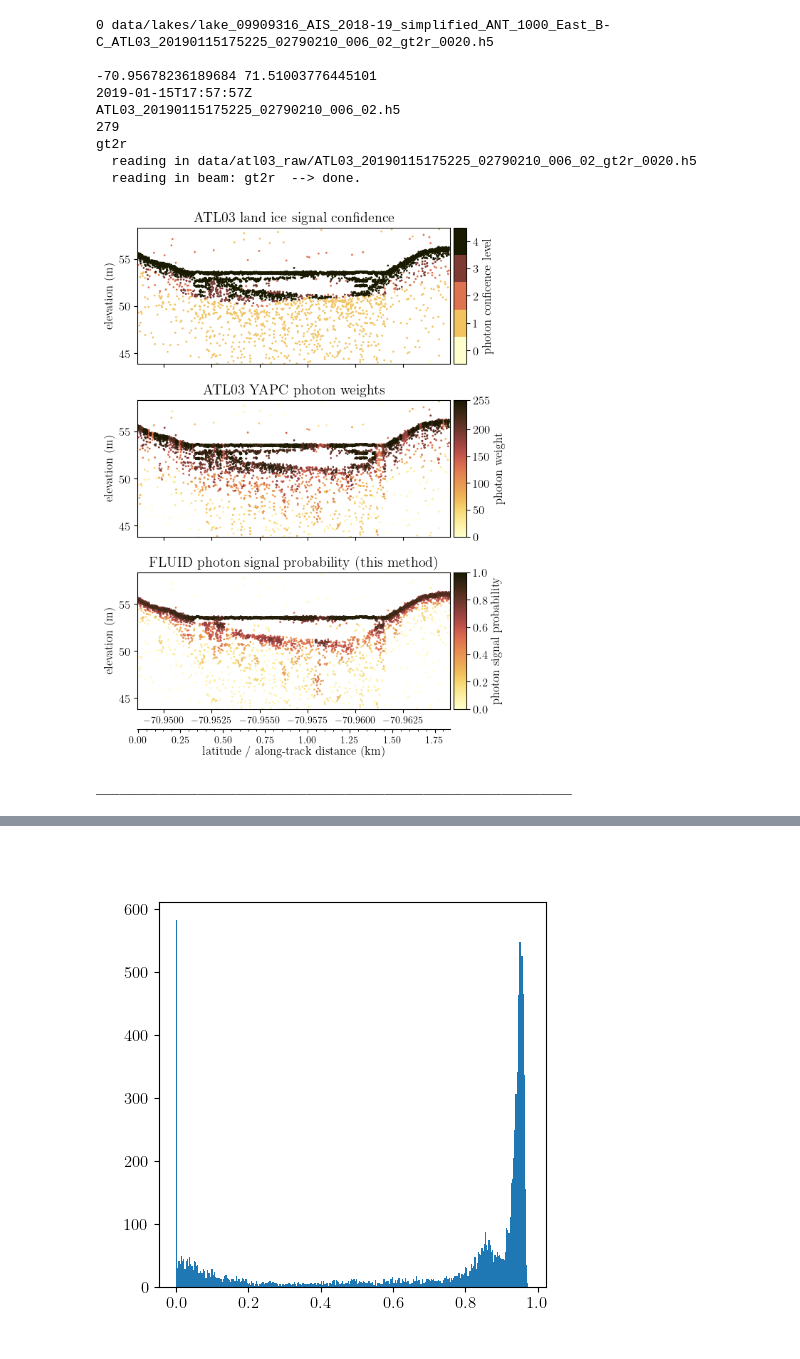
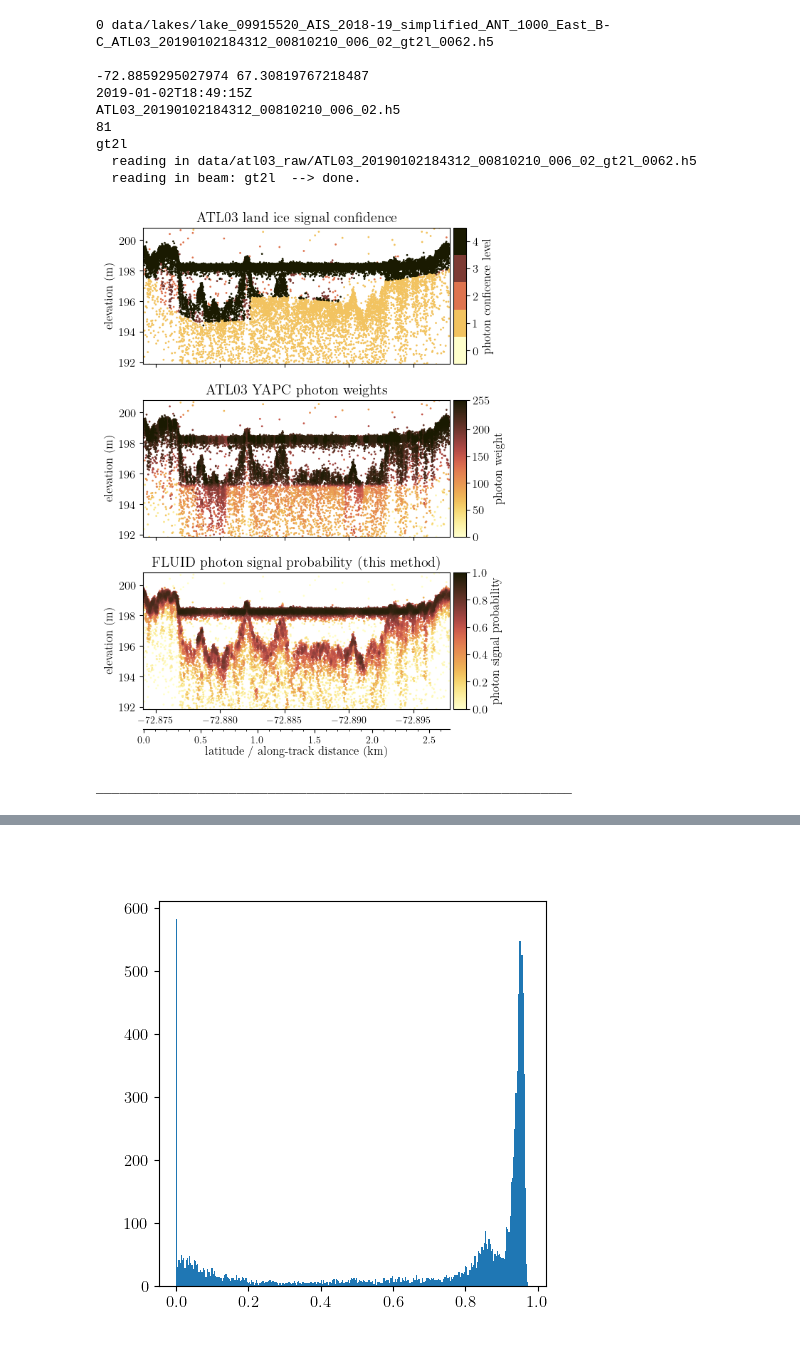
Before and after one commit to fliphilipp/icelakes-methods, a Jupyter notebook: 03b_density_examples-Copy1.ipynb, the cells around one changed output, grey strips where cells are left out. Cells and saved outputs as stored; diff of their text form; code cells hidden in the pictures.

```diff
--- a/03b_density_examples-Copy1.ipynb
+++ b/03b_density_examples-Copy1.ipynb
@@ -227,9 +227,9 @@ files = [
     #'data/lakes/lake_08858209_GrIS_2019_simplified_GRE_2000_CW_ATL03_20190613065109_11610303_006_02_gt1l_0001.h5',
     #    'data/lakes/lake_09757904_AIS_2018-19_simplified_ANT_1000_East_B-C_ATL03_20190102184312_00810210_006_02_gt2l_0054.h5',
     #    'data/lakes/lake_09778059_AIS_2018-19_simplified_ANT_1000_East_B-C_ATL03_20190123173555_04010210_006_02_gt3l_0022.h5',
-    #'data/lakes/lake_09915520_AIS_2018-19_simplified_ANT_1000_East_B-C_ATL03_20190102184312_00810210_006_02_gt2l_0062.h5',
+    'data/lakes/lake_09915520_AIS_2018-19_simplified_ANT_1000_East_B-C_ATL03_20190102184312_00810210_006_02_gt2l_0062.h5',
     #    'data/lakes/lake_09981703_AIS_2018-19_simplified_ANT_1000_East_B-C_ATL03_20190124062339_04090212_006_02_gt2l_0001.h5',
-    'data/lakes/lake_09909316_AIS_2018-19_simplified_ANT_1000_East_B-C_ATL03_20190115175225_02790210_006_02_gt2r_0020.h5',
+    # 'data/lakes/lake_09909316_AIS_2018-19_simplified_ANT_1000_East_B-C_ATL03_20190115175225_02790210_006_02_gt2r_0020.h5',
     #'data/lakes/lake_09879690_GrIS_2019_simplified_GRE_2000_CW_ATL03_20190617064249_12220303_006_02_gt2l_0019.h5',
     #'data/lakes/lake_09943900_GrIS_2019_simplified_GRE_2000_CW_ATL03_20190822162310_08490405_006_02_gt2l_0001.h5',
 ]
@@ -292,7 +292,7 @@ for i, fn in enumerate(files):
     df03 = dfs[gtx]
 
     #ylms = np.array((-2*lk.max_depth, 0.7*lk.max_depth)) + surf_elev
-    ylms = np.array((-4*lk.max_depth, 2*lk.max_depth)) + surf_elev
+    ylms = np.array((-2.5*lk.max_depth, 1*lk.max_depth)) + surf_elev
     xlms = (df.lat.min(), df.lat.max())
 
     fig, axs = plt.subplots(figsize=[6, 8], dpi=100, nrows=3, ncols=1, sharex=True)
@@ -356,41 +356,41 @@ for i, fn in enumerate(files):
     df['x10'] = np.round(df.xatc, -1)
     gt = df.groupby(by='x10')[['lat', 'lon']].median().sort_values(by='x10').reset_index()
 
     # flip x-axis if track is descending, to make along-track distance go from left to right
     if gt.lat.iloc[0] > gt.lat.iloc[-1]:
         for axx in axs.flatten():
             axx.set_xlim(np.flip(np.array(xlms)))
 
     # add along-track distance
     lx = gt.sort_values(by='x10').iloc[[0,-1]][['x10','lat']].reset_index(drop=True)
     _lat = np.array(lx.lat)
     _xatc = np.array(lx.x10) / 1e3
     def lat2xatc(l):
         return _xatc[0] + (l - _lat[0]) * (_xatc[1] - _xatc[0]) /(_lat[1] - _lat[0])
     def xatc2lat(x):
         return _lat[0] + (x - _xatc[0]) * (_lat[1] - _lat[0]) / (_xatc[1] - _xatc[0])
     secax = ax.secondary_xaxis(-0.15, functions=(lat2xatc, xatc2lat))
     secax.xaxis.set_minor_locator(matplotlib.ticker.AutoMinorLocator())
     secax.set_xlabel('latitude / along-track distance (km)',labelpad=0)
     secax.tick_params(axis='both', which='major', labelsize=10)
     secax.ticklabel_format(useOffset=False, style='plain')
 
     fig.tight_layout()
-    # plt.savefig('plots/density_comparison_%i.jpg' % (i+1), dpi=600)
+    #plt.savefig('plots/density_comparison_%i.jpg' % (i+1), dpi=600)
 
     plt.close(fig)
     display(fig)
 
     print('_____________________________________________________________\n')
 # %% [output]
-0 data/lakes/lake_09909316_AIS_2018-19_simplified_ANT_1000_East_B-C_ATL03_20190115175225_02790210_006_02_gt2r_0020.h5
+0 data/lakes/lake_09915520_AIS_2018-19_simplified_ANT_1000_East_B-C_ATL03_20190102184312_00810210_006_02_gt2l_0062.h5
 
--70.95678236189684 71.51003776445101
-2019-01-15T17:57:57Z
-ATL03_20190115175225_02790210_006_02.h5
-279
-gt2r
-  reading in data/atl03_raw/ATL03_20190115175225_02790210_006_02_gt2r_0020.h5
-  reading in beam: gt2r  --> done.
+-72.8859295027974 67.30819767218487
+2019-01-02T18:49:15Z
+ATL03_20190102184312_00810210_006_02.h5
+81
+gt2l
+  reading in data/atl03_raw/ATL03_20190102184312_00810210_006_02_gt2l_0062.h5
+  reading in beam: gt2l  --> done.
-[figure, old version]
+[figure, new version]
 _____________________________________________________________
```
Also changed, not shown: parts of 2 cells of this notebook, 15 other files.
